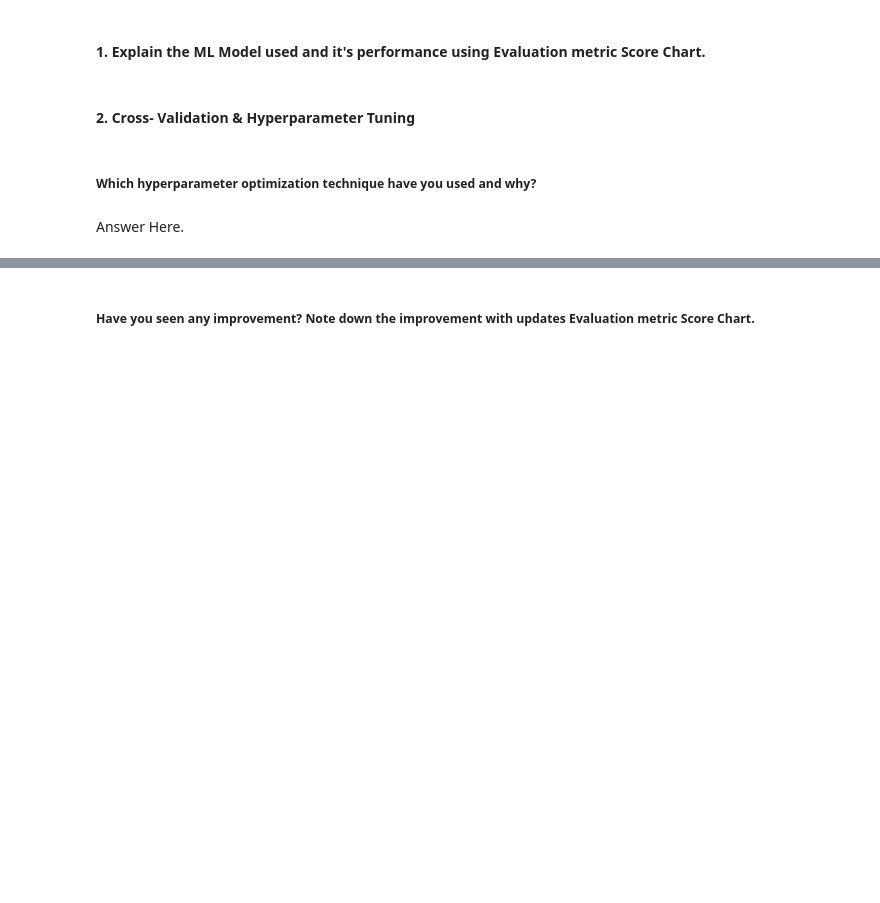
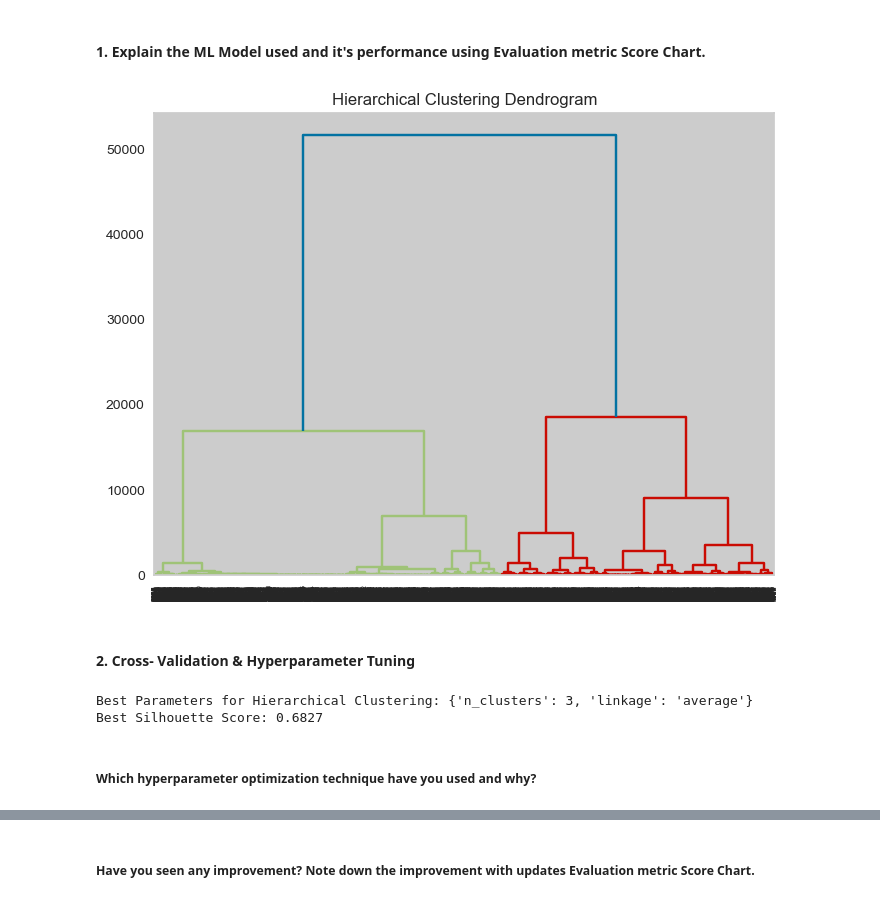
Before and after one commit to apurbaaaa/Zomato, a Jupyter notebook: Zomato Project/Sample_ML_Submission_Template.ipynb, the cells around one changed output, grey strips where cells are left out. Saved outputs shown, nothing was run; the diff lists cells and outputs as text; code cells hidden in the pictures; blank space fills up the shorter version.

```diff
--- a/Zomato Project/Sample_ML_Submission_Template.ipynb
+++ b/Zomato Project/Sample_ML_Submission_Template.ipynb
@@ -821,2 +1445,10 @@ Answer Here.
+# %%
+# Visualizing evaluation Metric Score chart
+plt.figure(figsize=(8, 6))
+dendrogram(linkage(numeric_df, method="ward"))
+plt.title("Hierarchical Clustering Dendrogram")
+plt.show()
+# %% [output]
+[figure, added]
 # %% [markdown]
 #### 2. Cross- Validation & Hyperparameter Tuning
@@ -829,4 +1455,37 @@ Answer Here.
+# %%
+# ML Model - 2 Implementation with hyperparameter optimization
+param_grid = {
+    "n_clusters": [3, 4, 5, 6],
+    "linkage": ["ward", "complete", "average"]
+}
+
+best_score = -1  # Initialize with a low value
+best_params = {}
+
+# Iterate over all parameter combinations
+for clusters in param_grid["n_clusters"]:
+    for link in param_grid["linkage"]:
+        try:
+            # Fit Agglomerative Clustering
+            model = AgglomerativeClustering(n_clusters=clusters, linkage=link)
+            labels = model.fit_predict(numeric_df)
+
+            # Compute Silhouette Score
+            score = silhouette_score(numeric_df, labels)
+
+            # Update best parameters if score improves
+            if score > best_score:
+                best_score = score
+                best_params = {"n_clusters": clusters, "linkage": link}
+
+        except Exception as e:
+            print(f"Skipping ({clusters}, {link}) due to error: {e}")
+
+# Print the best parameters and score
+print(f"Best Parameters for Hierarchical Clustering: {best_params}")
+print(f"Best Silhouette Score: {best_score:.4f}")
+# %% [output]
+Best Parameters for Hierarchical Clustering: {'n_clusters': 3, 'linkage': 'average'}
+Best Silhouette Score: 0.6827
 # %% [markdown]
 ##### Which hyperparameter optimization technique have you used and why?
-# %% [markdown]
-Answer Here.
```
Also changed, not shown: parts of 243 cells of this notebook, 2 other files.
